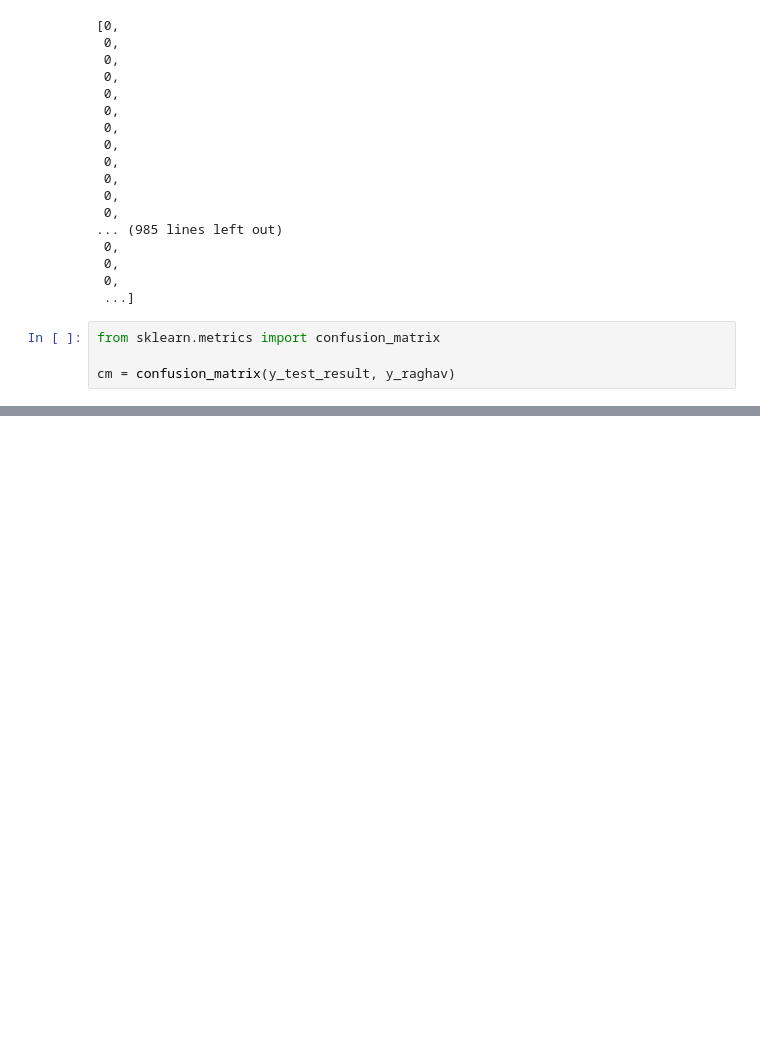
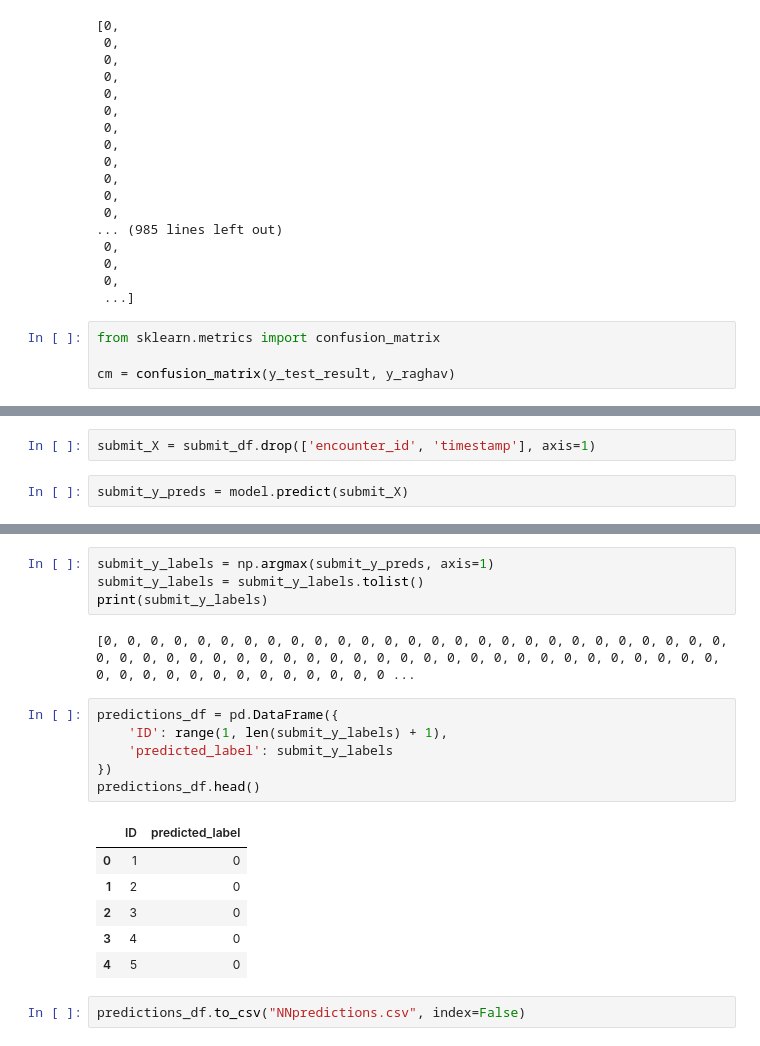
Before and after one commit to Sahillionaire/medhack, a Jupyter notebook: small_tracts/NeuralNetworkModel.ipynb, the cells around one changed output, grey strips where cells are left out. Saved outputs shown, nothing was run; the diff lists cells and outputs as text; blank space fills up the shorter version.

```diff
--- a/small_tracts/NeuralNetworkModel.ipynb
+++ b/small_tracts/NeuralNetworkModel.ipynb
@@ -505,0 +601,4 @@ print(cm)
+# %%
+submit_X = submit_df.drop(['encounter_id', 'timestamp'], axis=1)
+# %%
+submit_y_preds = model.predict(submit_X)
@@ -505,0 +607,21 @@ print(cm)
+# %%
+submit_y_labels = np.argmax(submit_y_preds, axis=1)
+submit_y_labels = submit_y_labels.tolist()
+print(submit_y_labels)
+# %% [output]
+[0, 0, 0, 0, 0, 0, 0, 0, 0, 0, 0, 0, 0, 0, 0, 0, 0, 0, 0, 0, 0, 0, 0, 0, 0, 0, 0, 0, 0, 0, 0, 0, 0, 0, 0, 0, 0, 0, 0, 0, 0, 0, 0, 0, 0, 0, 0, 0, 0, 0, 0, 0, 0, 0, 0, 0, 0, 0, 0, 0, 0, 0, 0, 0, 0, 0, 0 ...
+# %%
+predictions_df = pd.DataFrame({
+    'ID': range(1, len(submit_y_labels) + 1),
+    'predicted_label': submit_y_labels
+})
+predictions_df.head()
+# %% [output]
+|  | ID | predicted_label |
+| 0 | 1 | 0 |
+| 1 | 2 | 0 |
+| 2 | 3 | 0 |
+| 3 | 4 | 0 |
+| 4 | 5 | 0 |
+# %%
+predictions_df.to_csv("NNpredictions.csv", index=False)
```
Also changed, not shown: parts of 11 cells of this notebook.
